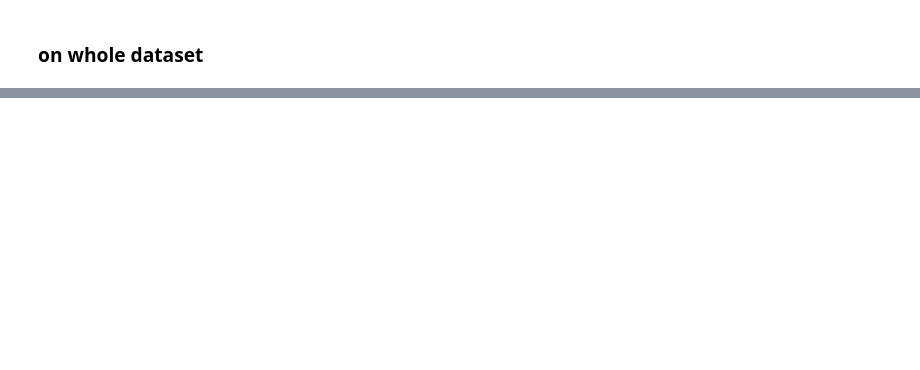
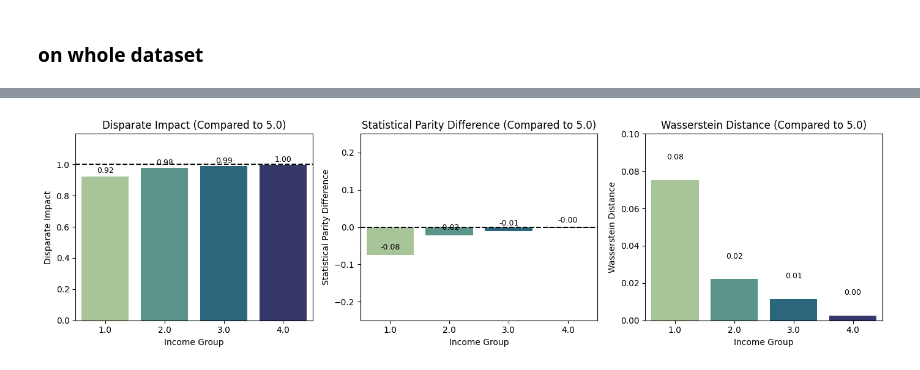
Before and after one commit to fedemarchits/ML-Bias-Mitigation, a Jupyter notebook: logistic_regression_mitigation.ipynb, the cells around one changed output, grey strips where cells are left out. Drawn from its saved outputs; the diff is of its cells as text; code cells hidden in the pictures; blank space fills up the shorter version.

```diff
--- a/logistic_regression_mitigation.ipynb
+++ b/logistic_regression_mitigation.ipynb
@@ -438,0 +282,6 @@ Disparate Impact for fam_inc_repaired:
+# %%
+income_groups = [1.0, 2.0, 3.0, 4.0]
+results = get_DI_SPD_WD(income_groups, df_rw, 'fam_inc', 5.0, 'pass_bar_lr_rw')
+plot_fairness_metrics(results, 'Income Group', 5.0)
+# %% [output]
+[figure, added]
```
Also changed, not shown: parts of 23 cells of this notebook.
